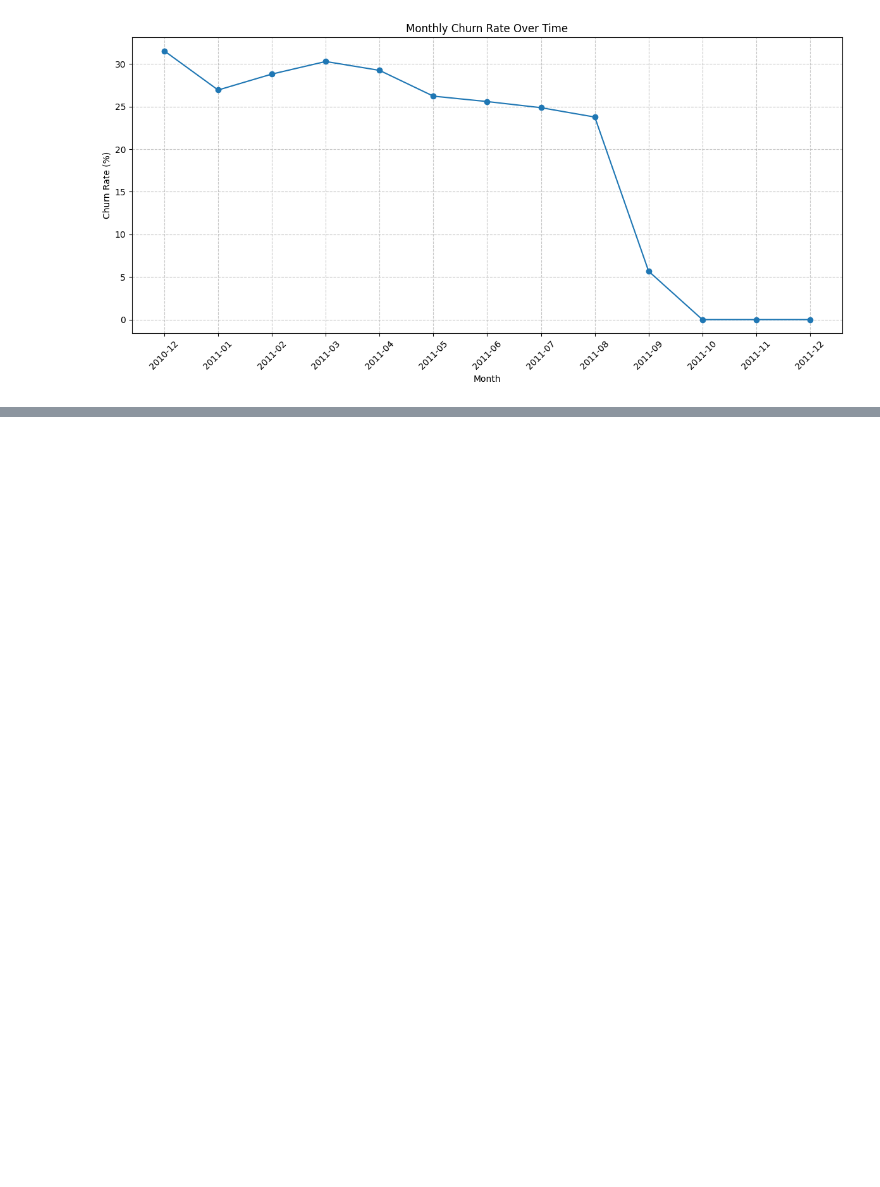
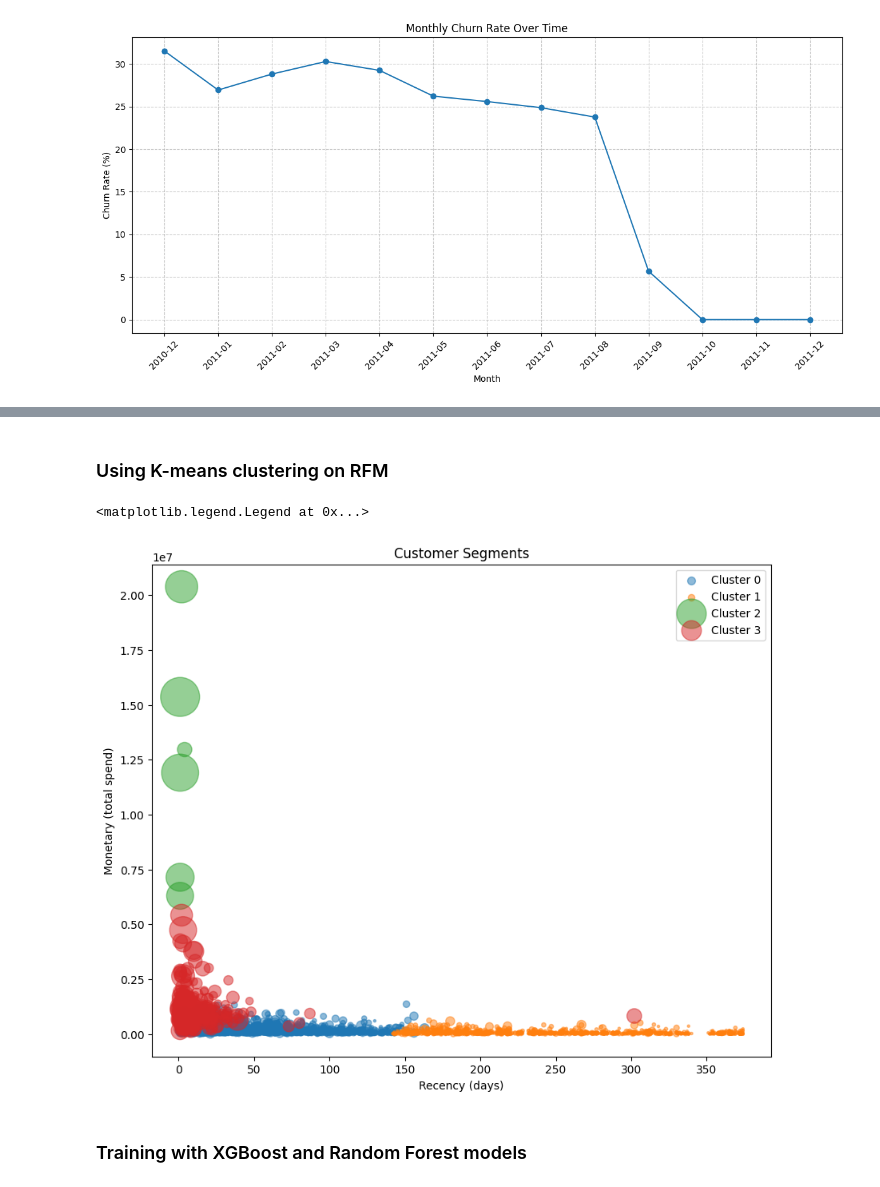
Before and after one commit to deCrystals/cohort_analysis, a Jupyter notebook: cohort.ipynb, the cells around one changed output, grey strips where cells are left out. Cells and saved outputs as stored; diff of their text form; code cells hidden in the pictures; blank space fills up the shorter version.

```diff
--- a/cohort.ipynb
+++ b/cohort.ipynb
@@ -931,0 +890,9 @@ valid_monetary
+# %%
+# Merge all features
+features = rfm.reset_index()
+features = features.merge(time_behavior.reset_index(), on='CustomerID', how='left')
+features = features.merge(day_behavior.reset_index(), on='CustomerID', how='left')
+features = features.merge(product_diversity, on='CustomerID', how='left')
+features = features.merge(avg_order.reset_index(), on='CustomerID', how='left')
+features = features.merge(country_counts.reset_index(), on='CustomerID', how='left')
+features
@@ -931,0 +913,41 @@ valid_monetary
+# %% [markdown]
+### Using K-means clustering on RFM
+# %%
+
+# This will segment customers into different groups that we can predict
+from sklearn.model_selection import train_test_split, GridSearchCV
+from sklearn.ensemble import RandomForestClassifier
+from sklearn.metrics import accuracy_score, classification_report, confusion_matrix
+from sklearn.preprocessing import StandardScaler
+import xgboost as xgb
+from sklearn.cluster import KMeans
+X_rfm = features[['Recency', 'Frequency', 'Monetary']]
+
+# Scale the data for K-means
+scaler = StandardScaler()
+X_rfm_scaled = scaler.fit_transform(X_rfm)
+
+# Apply K-means clustering (assume we want 4 customer segments)
+kmeans = KMeans(n_clusters=4, random_state=42)
+features['Cluster'] = kmeans.fit_predict(X_rfm_scaled)
+# %%
+# Visualize the clusters
+plt.figure(figsize=(10, 8))
+for cluster in range(4):
+    cluster_data = features[features['Cluster'] == cluster]
+    plt.scatter(
+        cluster_data['Recency'],
+        cluster_data['Monetary'],
+        s=cluster_data['Frequency'] * 5,
+        alpha=0.5,
+        label=f'Cluster {cluster}'
+    )
+plt.xlabel('Recency (days)')
+plt.ylabel('Monetary (total spend)')
+plt.title('Customer Segments')
+plt.legend()
+# %% [output]
+<matplotlib.legend.Legend at 0x...>
+[figure, added]
+# %% [markdown]
+### Training with  XGBoost and Random Forest models
```
Also changed, not shown: parts of 59 cells of this notebook.
